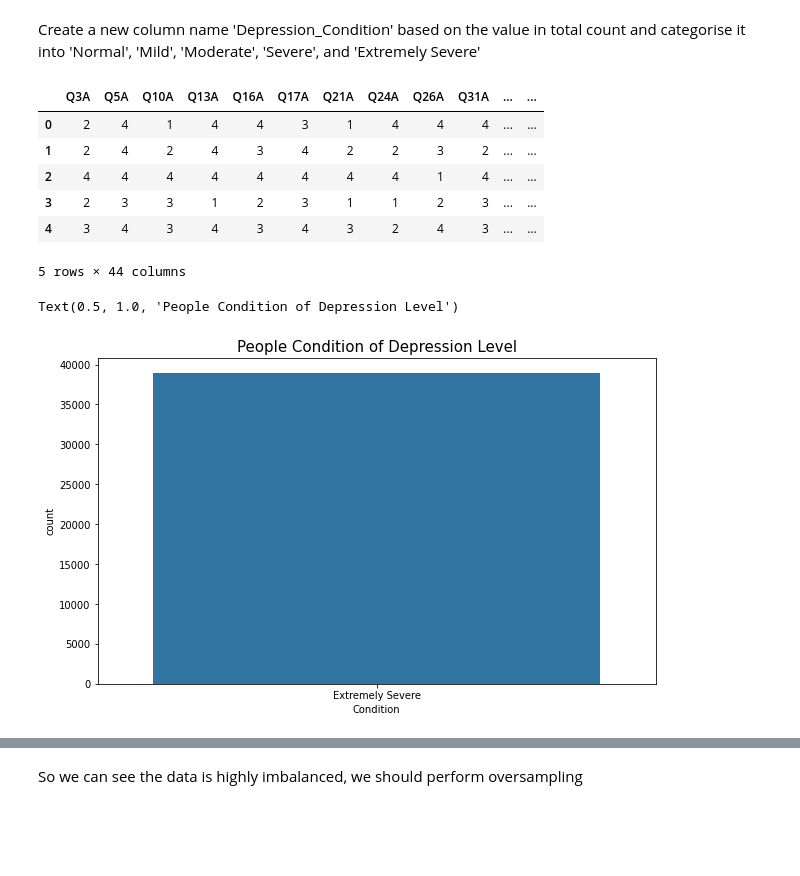
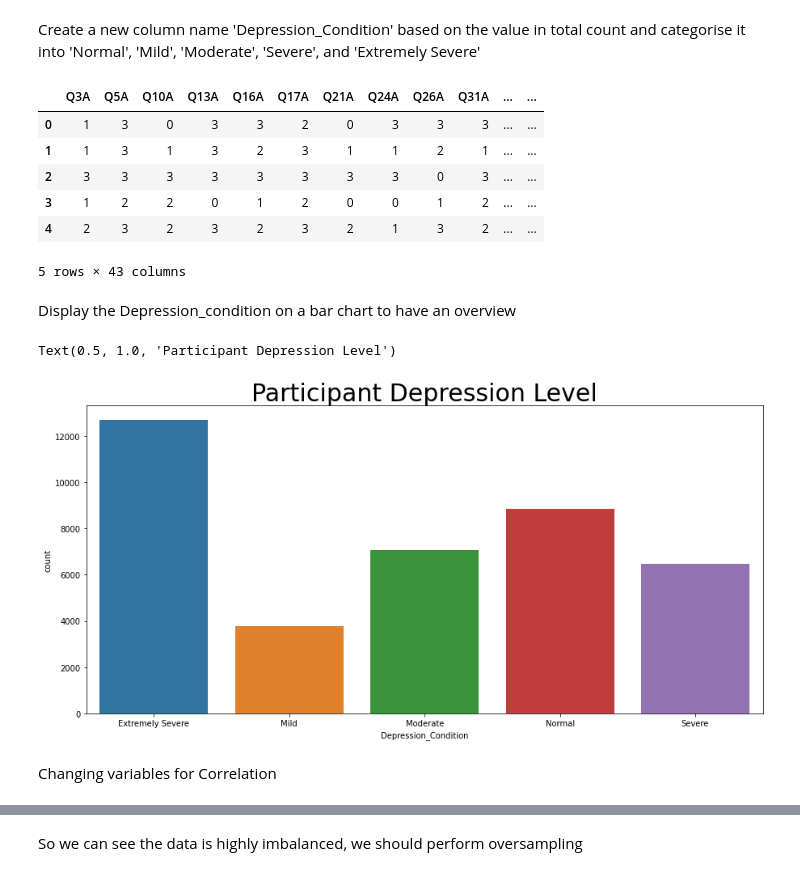
Before and after one commit to weihan444/ML-Hackathon, a Jupyter notebook: ML_Hackathon.ipynb, the cells around one changed output, grey strips where cells are left out. Cells and saved outputs as stored; diff of their text form; code cells hidden in the pictures; blank space fills up the shorter version.

```diff
--- a/ML_Hackathon.ipynb
+++ b/ML_Hackathon.ipynb
@@ -447,7 +447,7 @@ Dep = []
 for i in DASS_keys["Depression"]:
     Dep.append('Q'+str(i)+'A')
 
-depression_set= Data_2.filter(Dep)
+depression_set= data_2.filter(Dep)
 # %% [markdown]
 Evaluate and give score to the depression set and store it in the column Total_Count
 # %%
@@ -455,7 +455,8 @@ def scores(source):
     col=list(source)
     source['Total_Count']=source[col].sum(axis=1)
     return source
-depression_set=scores(depression)
+depression_set=scores(depression_set)
+#del depression_set['Total_Count']
 # %% [markdown]
 Display the depression set that have been filtered from the original dataset
 (wanna ask about the total value)
@@ -501,17 +501,21 @@ Depression_set['Depression_Condition']=Depression_set['Total_Count'].apply(condi
 Depression_set.head()
 # %% [output]
 |  | Q3A | Q5A | Q10A | Q13A | Q16A | Q17A | Q21A | Q24A | Q26A | Q31A | ... | ... |
-| 0 | 2 | 4 | 1 | 4 | 4 | 3 | 1 | 4 | 4 | 4 | ... | ... |
-| 1 | 2 | 4 | 2 | 4 | 3 | 4 | 2 | 2 | 3 | 2 | ... | ... |
-| 2 | 4 | 4 | 4 | 4 | 4 | 4 | 4 | 4 | 1 | 4 | ... | ... |
-| 3 | 2 | 3 | 3 | 1 | 2 | 3 | 1 | 1 | 2 | 3 | ... | ... |
-| 4 | 3 | 4 | 3 | 4 | 3 | 4 | 3 | 2 | 4 | 3 | ... | ... |
+| 0 | 1 | 3 | 0 | 3 | 3 | 2 | 0 | 3 | 3 | 3 | ... | ... |
+| 1 | 1 | 3 | 1 | 3 | 2 | 3 | 1 | 1 | 2 | 1 | ... | ... |
+| 2 | 3 | 3 | 3 | 3 | 3 | 3 | 3 | 3 | 0 | 3 | ... | ... |
+| 3 | 1 | 2 | 2 | 0 | 1 | 2 | 0 | 0 | 1 | 2 | ... | ... |
+| 4 | 2 | 3 | 2 | 3 | 2 | 3 | 2 | 1 | 3 | 2 | ... | ... |
-5 rows × 44 columns
+5 rows × 43 columns
+# %% [markdown]
+Display the Depression_condition on a bar chart to have an overview
 # %%
-plt.figure(figsize=(10,6))
-sns.countplot(Depression_set.sort_values('Depression_Condition').Condition)
-plt.title('People Condition of Depression Level',fontsize=15)
+plt.figure(figsize=(15,7))
+sns.countplot(Depression_set.sort_values('Depression_Condition').Depression_Condition)
+plt.title('Participant Depression Level',fontsize=30)
 # %% [output]
-Text(0.5, 1.0, 'People Condition of Depression Level')
+Text(0.5, 1.0, 'Participant Depression Level')
-[figure, old version]
+[figure, new version]
+# %% [markdown]
+Changing variables for Correlation
 # %%
```
Also changed, not shown: parts of 16 cells of this notebook.
